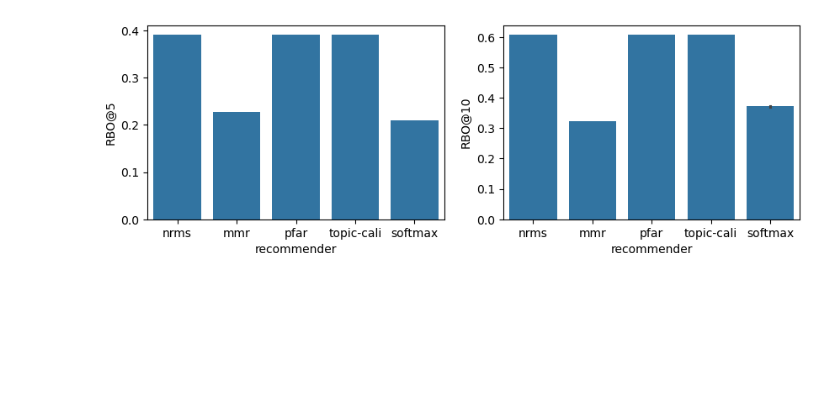
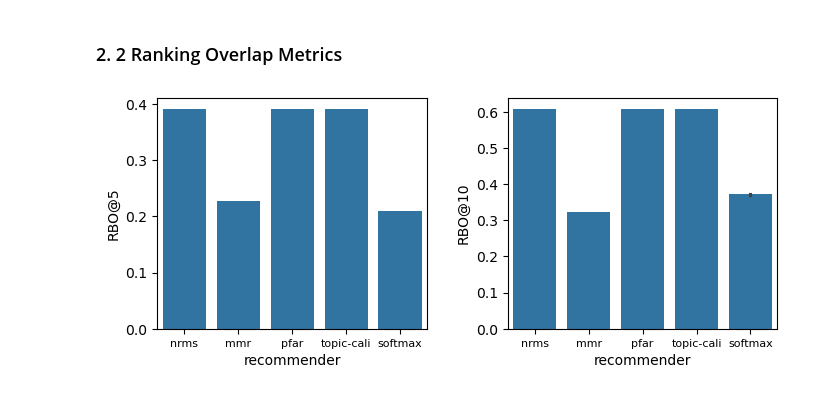
Before and after one commit to CCRI-POPROX/poprox-recommender, a Jupyter notebook: notebooks/MINDSmallEvalResults.ipynb, the cells around one changed output. Drawn from its saved outputs; the diff is of its cells as text; code cells hidden in the pictures; blank space fills up the shorter version.

```diff
--- a/notebooks/MINDSmallEvalResults.ipynb
+++ b/notebooks/MINDSmallEvalResults.ipynb
@@ -40,12 +103,18 @@ plt.show()
+# %% [markdown]
+### 2. 2 Ranking Overlap Metrics
 # %%
-plt.figure(figsize=(10, 3))
+plt.figure(figsize=(8, 3))
+
+plt.subplots_adjust(wspace=0.3)
 
 plt.subplot(1, 2, 1)
 sns.barplot(data=mind_small_user_metrics, x='recommender', y='RBO@5')
+plt.xticks(fontsize=8)
 
 plt.subplot(1, 2, 2)
 sns.barplot(data=mind_small_user_metrics, x='recommender', y='RBO@10')
+plt.xticks(fontsize=8)
 
 plt.show()
 # %% [output]
-[figure, old version]
+[figure, new version]
```
Also changed, not shown: parts of 12 cells of this notebook.
